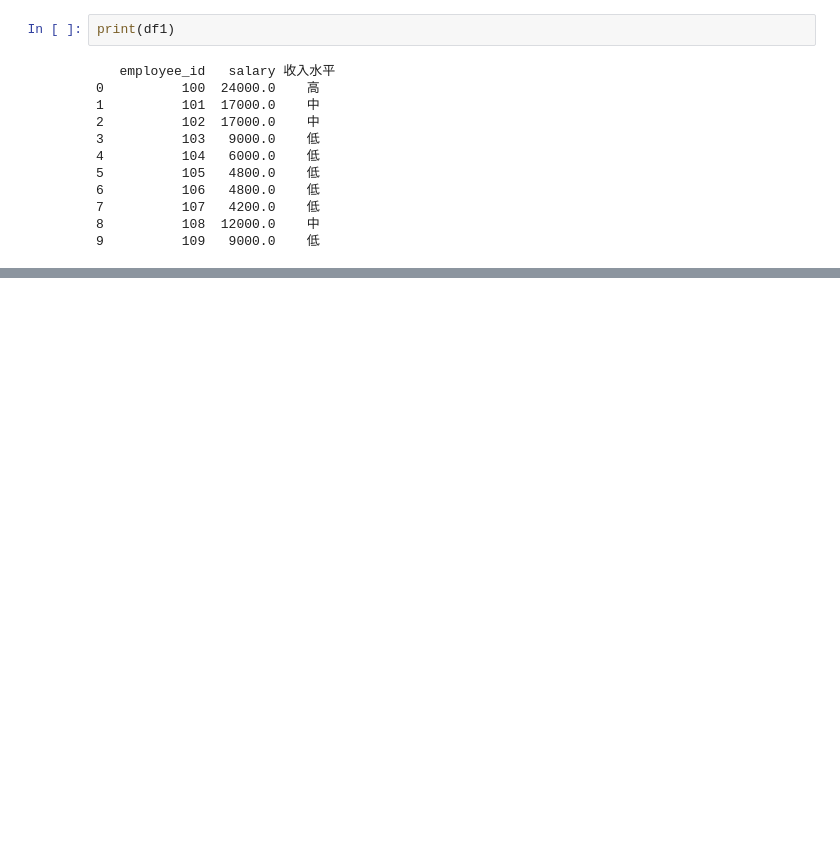
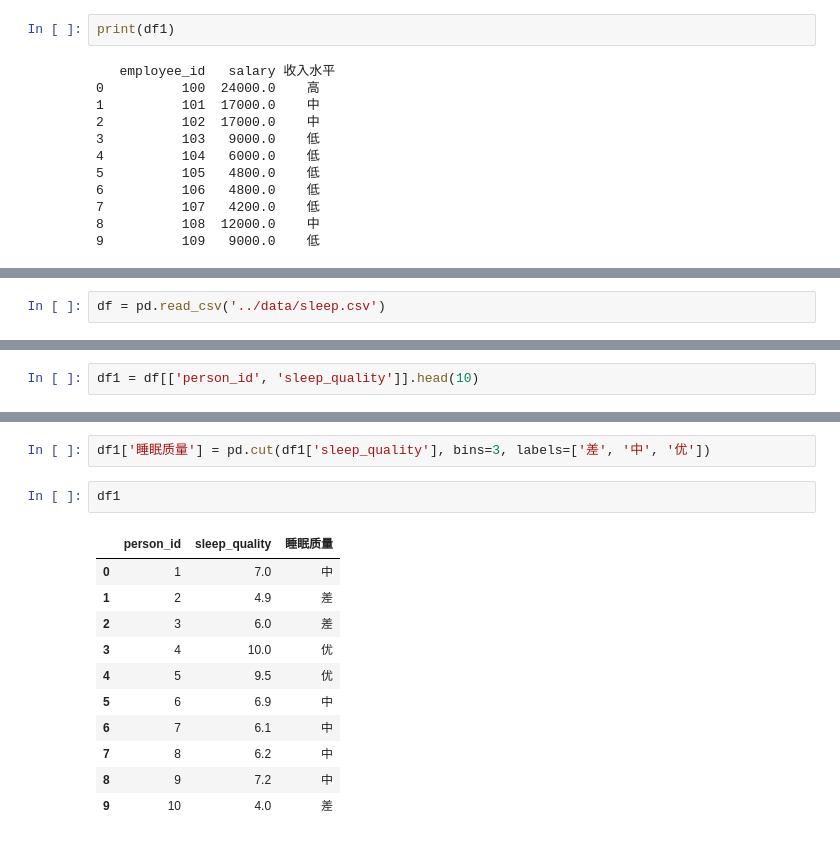
Before and after one commit to zimiao-dev/Python-Data-Analysis-Learning, a Jupyter notebook: 03_data_analysis/data_analysis.ipynb, the cells around one changed output, grey strips where cells are left out. Drawn from its saved outputs; the diff is of its cells as text; blank space fills up the shorter version.

Commit message:
update data analysis notebook

```diff
--- a/03_data_analysis/data_analysis.ipynb
+++ b/03_data_analysis/data_analysis.ipynb
@@ -749,0 +758,2 @@ Categories (3, interval[float64, right]): [(4199.999, 6000.0] < (6000.0, 12000.0
+# %%
+df = pd.read_csv('../data/sleep.csv')
@@ -749,0 +776,2 @@ Categories (3, interval[float64, right]): [(4199.999, 6000.0] < (6000.0, 12000.0
+# %%
+df1 = df[['person_id', 'sleep_quality']].head(10)
@@ -749,0 +793,16 @@ Categories (3, interval[float64, right]): [(4199.999, 6000.0] < (6000.0, 12000.0
+# %%
+df1['睡眠质量'] = pd.cut(df1['sleep_quality'], bins=3, labels=['差', '中', '优'])
+# %%
+df1
+# %% [output]
+|  | person_id | sleep_quality | 睡眠质量 |
+| 0 | 1 | 7.0 | 中 |
+| 1 | 2 | 4.9 | 差 |
+| 2 | 3 | 6.0 | 差 |
+| 3 | 4 | 10.0 | 优 |
+| 4 | 5 | 9.5 | 优 |
+| 5 | 6 | 6.9 | 中 |
+| 6 | 7 | 6.1 | 中 |
+| 7 | 8 | 6.2 | 中 |
+| 8 | 9 | 7.2 | 中 |
+| 9 | 10 | 4.0 | 差 |
```
Also changed, not shown: parts of 5 cells of this notebook.
